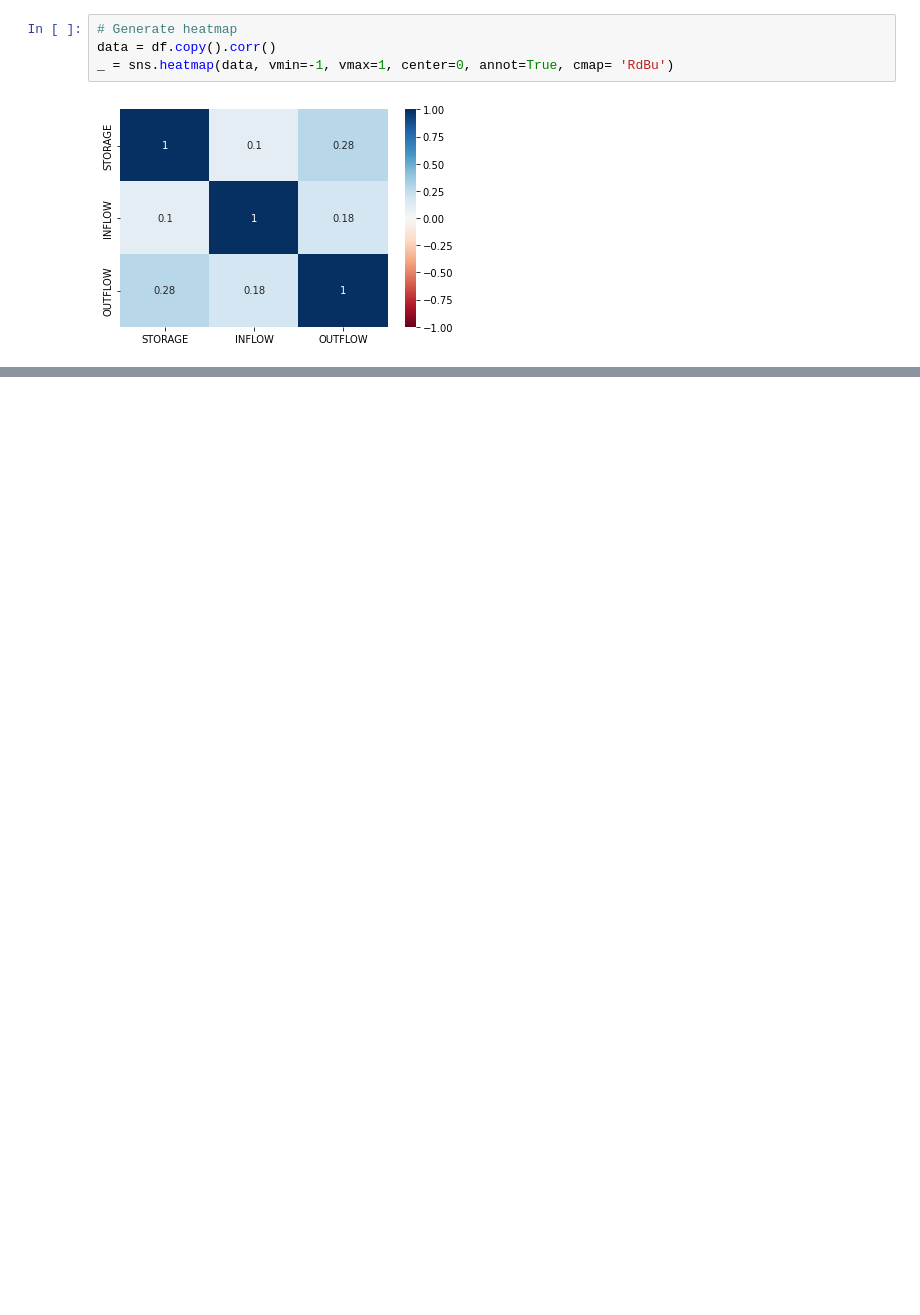
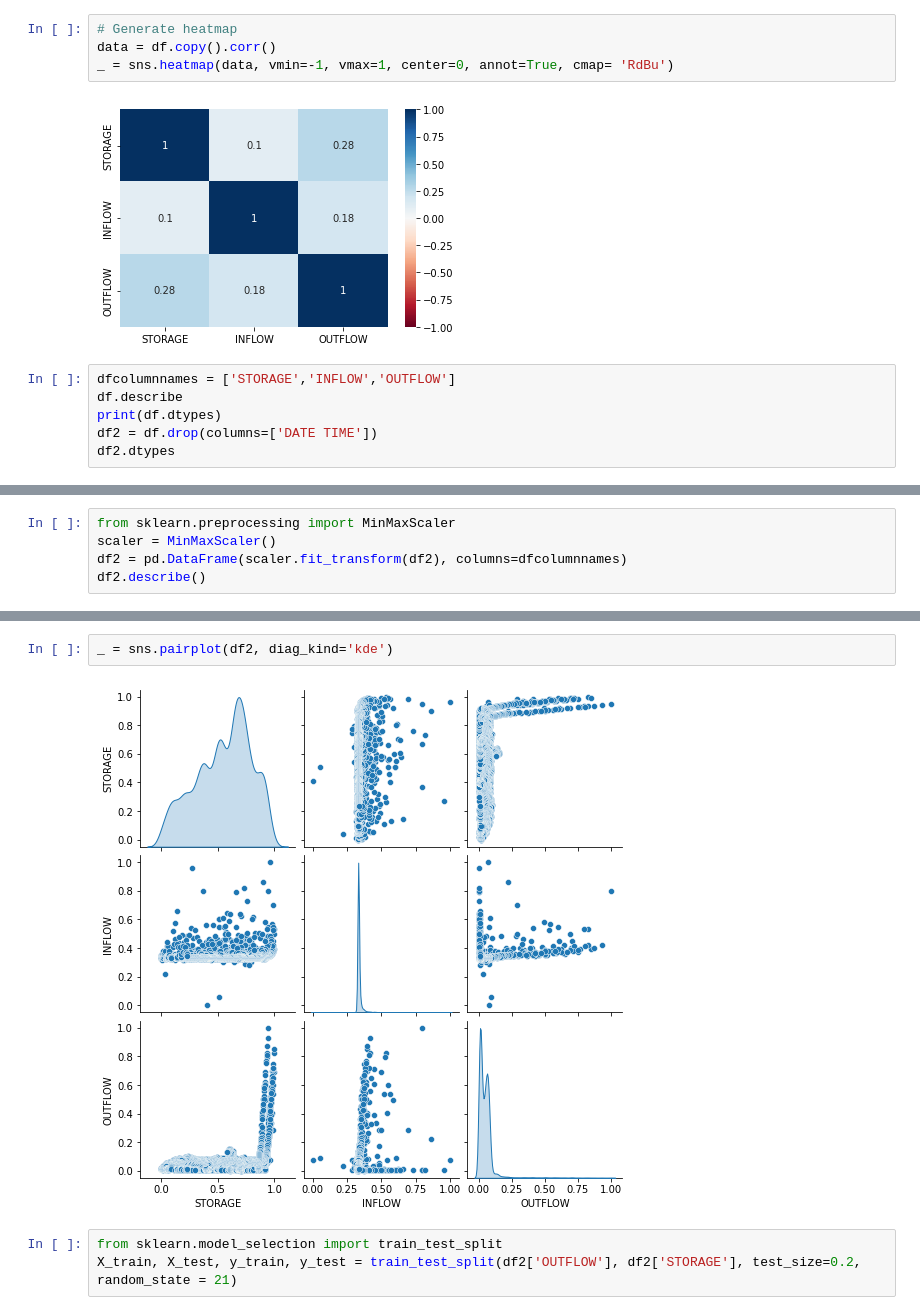
Before and after one commit to GuestAGuy/Water-Level, a Jupyter notebook: BerryessaWater/BerryessaWater.ipynb, the cells around one changed output, grey strips where cells are left out. Drawn from its saved outputs; the diff is of its cells as text; blank space fills up the shorter version.

Commit message:
update to the notebook
finished preprocessing and trained a Polynomial Regression model

```diff
--- a/BerryessaWater/BerryessaWater.ipynb
+++ b/BerryessaWater/BerryessaWater.ipynb
@@ -80,3 +80,9 @@ data = df.copy().corr()
 _ = sns.heatmap(data, vmin=-1, vmax=1, center=0, annot=True, cmap= 'RdBu')
 # %% [output]
 [figure]
+# %%
+dfcolumnnames = ['STORAGE','INFLOW','OUTFLOW']
+df.describe
+print(df.dtypes)
+df2 = df.drop(columns=['DATE TIME'])
+df2.dtypes
@@ -82,0 +119,5 @@ _ = sns.heatmap(data, vmin=-1, vmax=1, center=0, annot=True, cmap= 'RdBu')
+# %%
+from sklearn.preprocessing import MinMaxScaler
+scaler = MinMaxScaler()
+df2 = pd.DataFrame(scaler.fit_transform(df2), columns=dfcolumnnames)
+df2.describe()
@@ -82,0 +134,7 @@ _ = sns.heatmap(data, vmin=-1, vmax=1, center=0, annot=True, cmap= 'RdBu')
+# %%
+_ = sns.pairplot(df2, diag_kind='kde')
+# %% [output]
+[figure, added]
+# %%
+from sklearn.model_selection import train_test_split
+X_train, X_test, y_train, y_test = train_test_split(df2['OUTFLOW'], df2['STORAGE'], test_size=0.2, random_state = 21)
```
Also changed, not shown: parts of 7 cells of this notebook.
